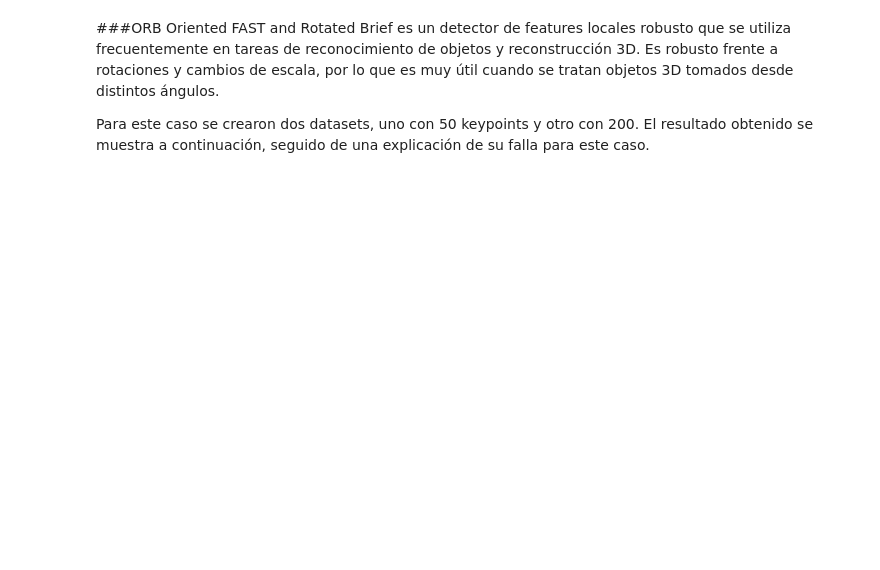
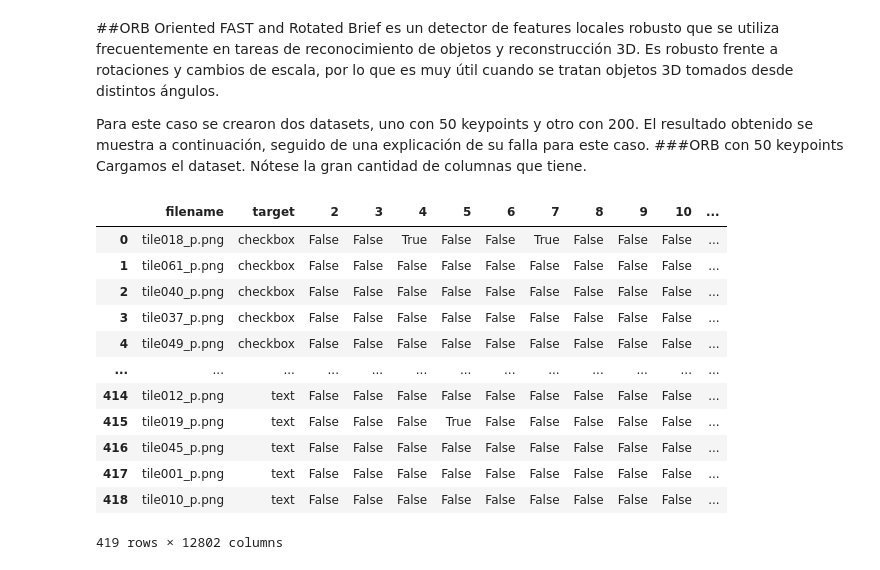
Before and after one commit to piltom/widget_sketch_recon, a Jupyter notebook: report.ipynb, the cells around one changed output. Cells and saved outputs as stored; diff of their text form; code cells hidden in the pictures; blank space fills up the shorter version.

```diff
--- a/report.ipynb
+++ b/report.ipynb
@@ -87,7 +87,33 @@ Successfully built pickle5
 Installing collected packages: pickle5
 Successfully installed pickle5-0.0.11
 # %% [markdown]
-###ORB
+##ORB
 Oriented FAST and Rotated Brief es un detector de features locales robusto que se utiliza frecuentemente en tareas de reconocimiento de objetos y reconstrucción 3D. Es robusto frente a rotaciones y cambios de escala, por lo que es muy útil cuando se tratan objetos 3D tomados desde distintos ángulos.
 
 Para este caso se crearon dos datasets, uno con 50 keypoints y otro con 200. El resultado obtenido se muestra a continuación, seguido de una explicación de su falla para este caso.
+###ORB con 50 keypoints
+Cargamos el dataset. Nótese la gran cantidad de columnas que tiene.
+# %%
+from sklearn import svm, metrics
+from sklearn.model_selection import train_test_split
+import pandas as pd
+import pickle5 as pickle
+
+classifier = svm.LinearSVC()
+with open("dataroot/dataset_img_ORB50.pkl", "rb") as fh:
+  datasetorb50_df = pickle.load(fh)
+datasetorb50_df
+# %% [output]
+|  | filename | target | 2 | 3 | 4 | 5 | 6 | 7 | 8 | 9 | 10 | ... |
+| 0 | tile018_p.png | checkbox | False | False | True | False | False | True | False | False | False | ... |
+| 1 | tile061_p.png | checkbox | False | False | False | False | False | False | False | False | False | ... |
+| 2 | tile040_p.png | checkbox | False | False | False | False | False | False | False | False | False | ... |
+| 3 | tile037_p.png | checkbox | False | False | False | False | False | False | False | False | False | ... |
+| 4 | tile049_p.png | checkbox | False | False | False | False | False | False | False | False | False | ... |
+| ... | ... | ... | ... | ... | ... | ... | ... | ... | ... | ... | ... | ... |
+| 414 | tile012_p.png | text | False | False | False | False | False | False | False | False | False | ... |
+| 415 | tile019_p.png | text | False | False | False | True | False | False | False | False | False | ... |
+| 416 | tile045_p.png | text | False | False | False | False | False | False | False | False | False | ... |
+| 417 | tile001_p.png | text | False | False | False | False | False | False | False | False | False | ... |
+| 418 | tile010_p.png | text | False | False | False | False | False | False | False | False | False | ... |
+419 rows × 12802 columns
```
Also changed, not shown: parts of 14 cells of this notebook.
